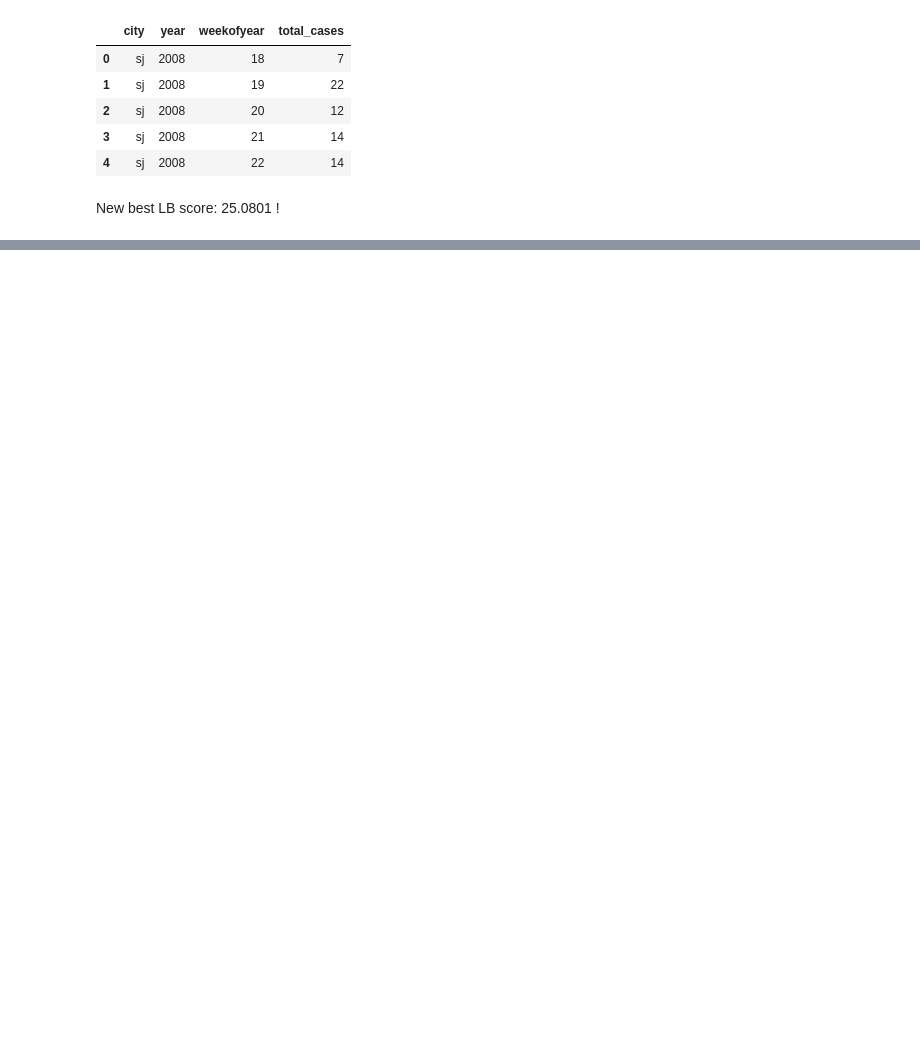
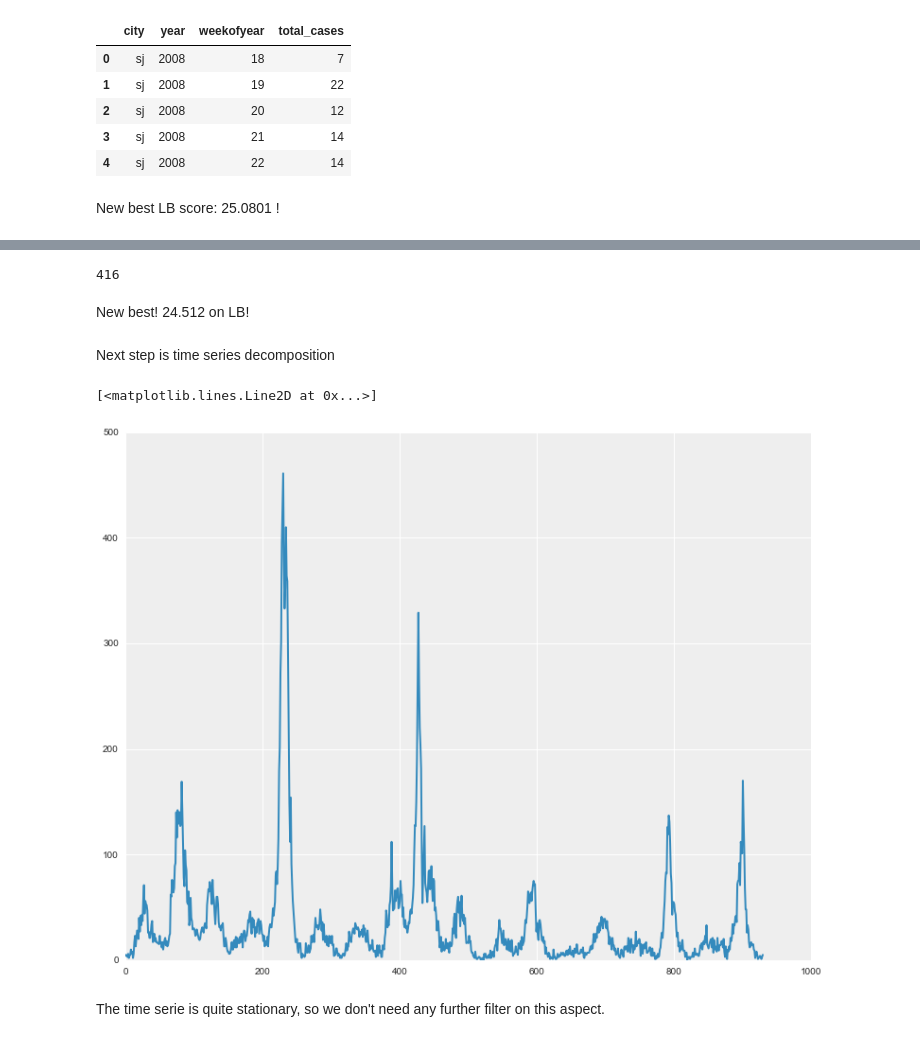
Before and after one commit to du-phan/DengAI, a Jupyter notebook: DengAi.ipynb, the cells around one changed output, grey strips where cells are left out. Cells and saved outputs as stored; diff of their text form; code cells hidden in the pictures; blank space fills up the shorter version.

```diff
--- a/DengAi.ipynb
+++ b/DengAi.ipynb
@@ -161,3 +156,6 @@ test_iq = test[test.city == 'iq'].copy()
+# %%
+df_sj = df[df.city == 'sj'].copy()
+df_iq = df[df.city == 'iq'].copy()
 # %%
 df.columns.tolist()
 # %% [output]
@@ -1059,0 +1270,4 @@ New best LB score: 25.0801 !
+# %%
+260+156
+# %% [output]
+416
@@ -1059,0 +1290,4 @@ New best LB score: 25.0801 !
+# %% [markdown]
+New best! 24.512 on LB!
+# %% [markdown]
+Next step is time series decomposition
@@ -1059,0 +1296,7 @@ New best LB score: 25.0801 !
+# %%
+plt.plot(range(len(df_sj)), df_sj.total_cases.values)
+# %% [output]
+[<matplotlib.lines.Line2D at 0x...>]
+[figure, added]
+# %% [markdown]
+The time serie is quite stationary, so we don't need any further filter on this aspect.
```
Also changed, not shown: parts of 53 cells of this notebook.
